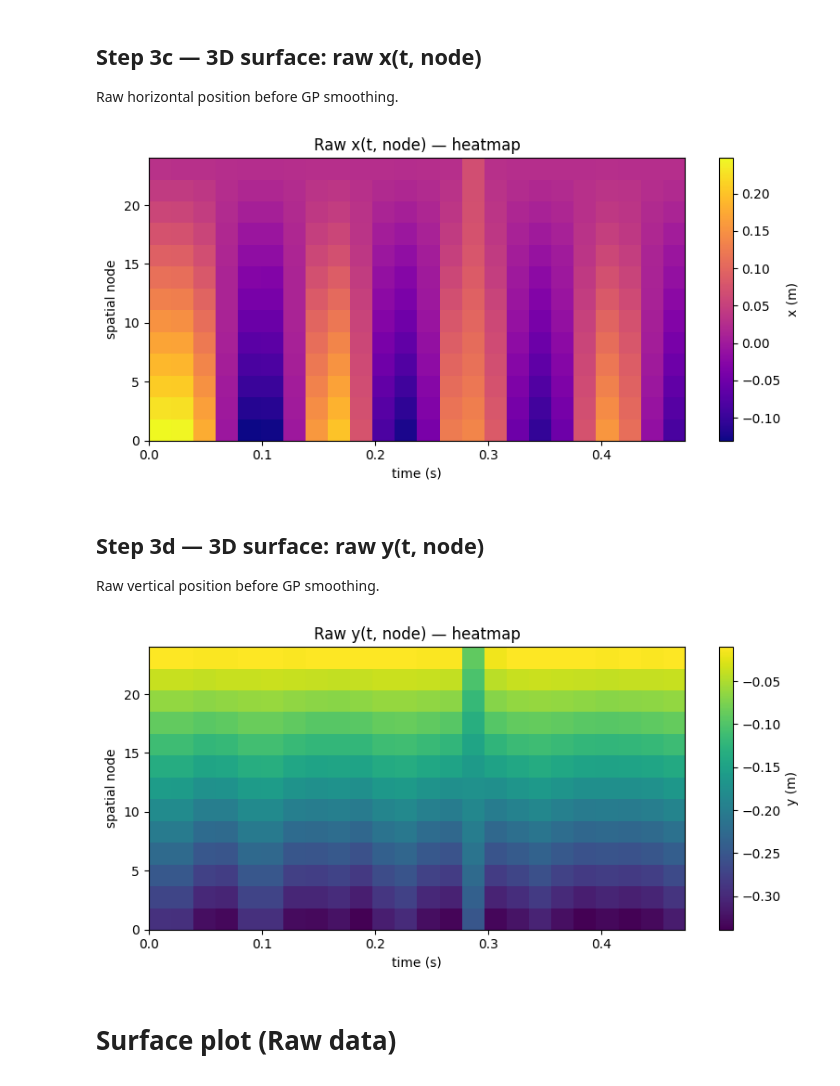
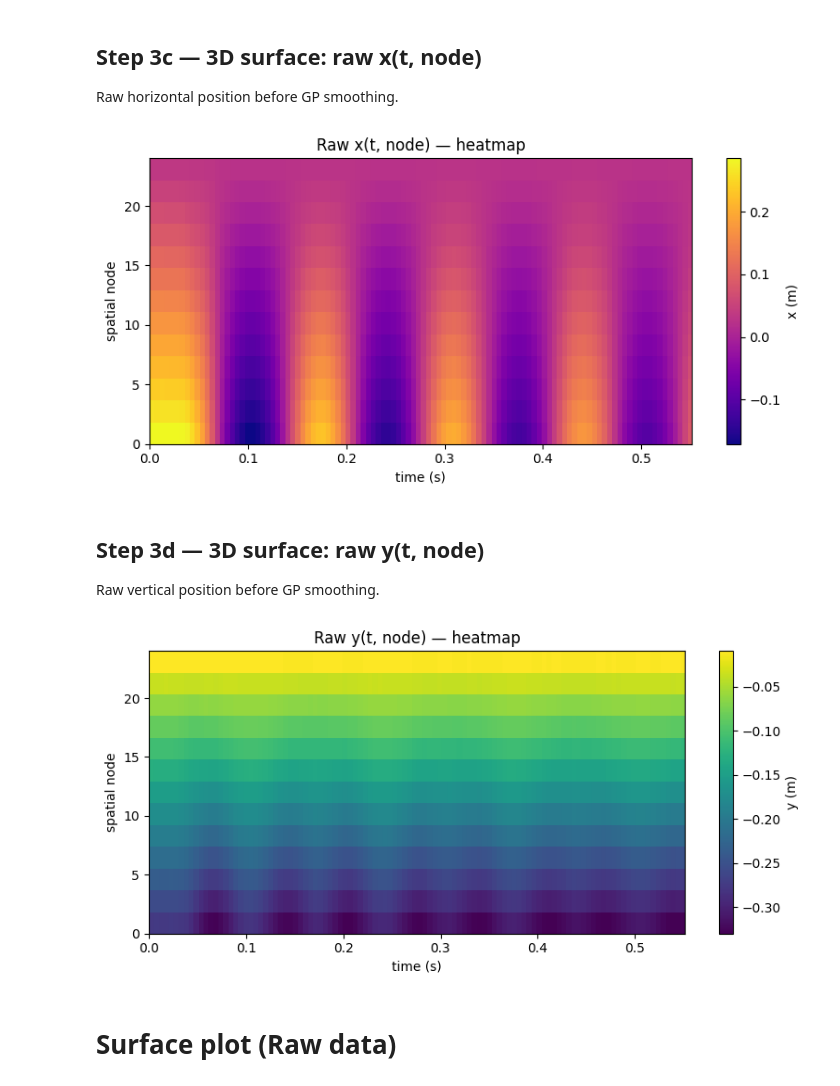
Before and after one commit to tbeckerslab-git/Embedded-systems-control-Beckerslab, a Jupyter notebook: soft_robot_cv/detectors/real_data_reconstruction.ipynb, the cells around one changed output. Saved outputs shown, nothing was run; the diff lists cells and outputs as text; code cells hidden in the pictures.

```diff
--- a/soft_robot_cv/detectors/real_data_reconstruction.ipynb
+++ b/soft_robot_cv/detectors/real_data_reconstruction.ipynb
@@ -505,41 +505,41 @@ for _i in range(n_frames):
     _xr[_i] = _i1d(_s, x_m[_i])(_su)
     _yr[_i] = _i1d(_s, y_m[_i])(_su)
 
-t_plot    = t_raw[::4]
+t_plot    = t_raw[::1]
 node_plot = np.arange(0, N_VIDEO_PTS, 2)
-X_surf_raw = _xr[::4, :][:, node_plot]
+X_surf_raw = _xr[::1, :][:, node_plot]
 
 # ── Plotly 3D surface (rotatable) ─────────────────────────────────────────
 fig3d = go.Figure(go.Surface(
     x=t_plot, y=node_plot, z=X_surf_raw.T,
     colorscale='plasma', colorbar=dict(title='x (m)'),
     contours=dict(z=dict(show=False))
 ))
 fig3d.update_layout(
     title='Raw x(t, node) — 3D surface',
     scene=dict(
         xaxis_title='time (s)',
         yaxis_title='spatial node',
         zaxis_title='x (m)',
         camera=dict(eye=dict(x=1.5, y=-1.5, z=0.8))
     ),
     width=700, height=500, margin=dict(l=0, r=0, t=40, b=0)
 )
 fig3d.show()
 
 # ── Matplotlib heatmap (inline, resizable) ────────────────────────────────
 fig2d, ax = plt.subplots(figsize=(8, 4), dpi=100)
 im = ax.imshow(X_surf_raw.T, aspect='auto', origin='lower',
                extent=[t_plot[0], t_plot[-1], node_plot[0], node_plot[-1]],
                cmap='plasma')
 fig2d.colorbar(im, ax=ax, label='x (m)')
 ax.set_xlabel('time (s)')
 ax.set_ylabel('spatial node')
 ax.set_title('Raw x(t, node) — heatmap')
 plt.tight_layout()
 plt.show()
 # %% [output]
-[figure, old version]
+[figure, new version]
 # %% [markdown]
 ## Step 3d — 3D surface: raw y(t, node)
 
@@ -549,9 +549,9 @@ import plotly.graph_objects as go
 
 # _yr, t_plot, node_plot are defined in the surf-raw-x cell above.
 # Re-define node_plot/t_plot here in case this cell is run independently.
-t_plot    = t_raw[::4]
+t_plot    = t_raw[::1   ]
 node_plot = np.arange(0, N_VIDEO_PTS, 2)
-Y_surf_raw = _yr[::4, :][:, node_plot]
+Y_surf_raw = _yr[::1, :][:, node_plot]
 
 # ── Plotly 3D surface (rotatable) ─────────────────────────────────────────
 fig3d = go.Figure(go.Surface(
@@ -582,7 +582,7 @@ ax.set_title('Raw y(t, node) — heatmap')
 plt.tight_layout()
 plt.show()
 # %% [output]
-[figure, old version]
+[figure, new version]
 # %% [markdown]
 # Surface plot (Raw data)
 # %%
```
Also changed, not shown: parts of 4 cells of this notebook.
